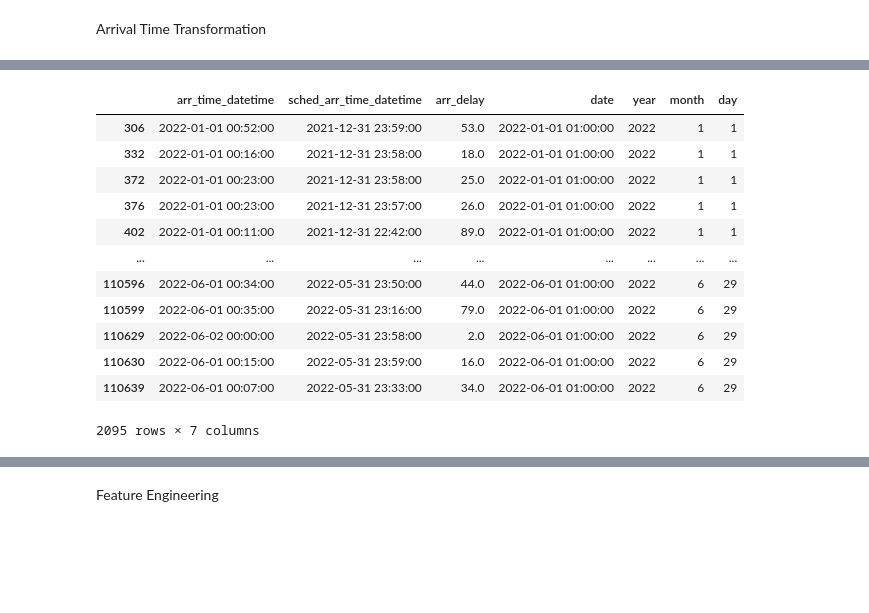
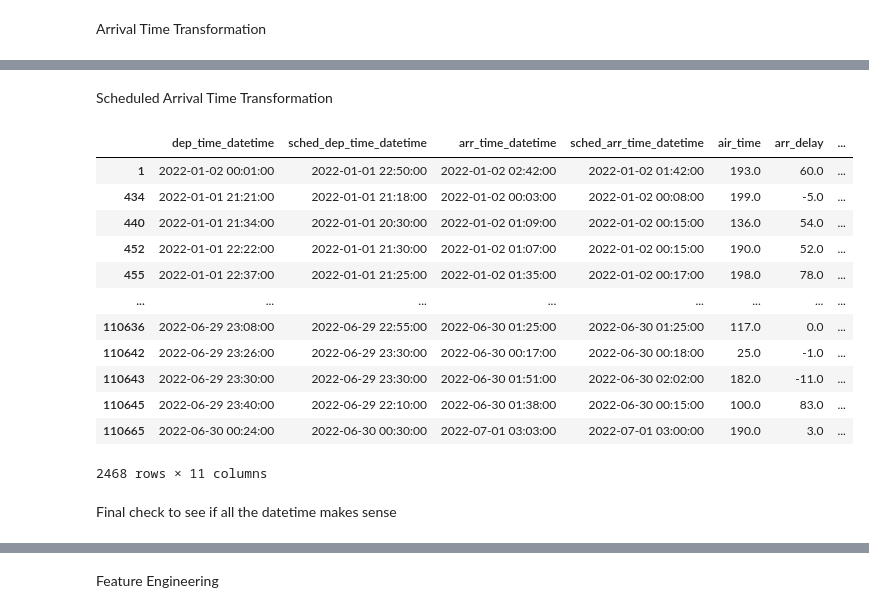
Before and after one commit to hdangle31/DS-Machine-Learning-Flights-2022, a Jupyter notebook: Flights_Project.ipynb, the cells around one changed output, grey strips where cells are left out. Cells and saved outputs as stored; diff of their text form; code cells hidden in the pictures; blank space fills up the shorter version.

```diff
--- a/Flights_Project.ipynb
+++ b/Flights_Project.ipynb
@@ -66,6 +66,8 @@ from sklearn.model_selection import train_test_split
 from sklearn.preprocessing import StandardScaler
 from sklearn.naive_bayes import GaussianNB
 from sklearn.metrics import accuracy_score, confusion_matrix
+# %%
+pd.set_option('display.max_columns', None)
 # %%
 df = pd.read_csv("flights2022.csv")
 df.head(10)
@@ -269,7 +275,6 @@ First, let's reformat the int date columns into datetime
 # Create base datetime column from year, month, day
 df['date'] = pd.to_datetime(
     df[['year', 'month', 'day']]
-    .assign(day=1)
     .join(pd.Series(1, index=df.index, name='hour'))
 )
 
@@ -303,6 +308,7 @@ print("Sample of new time-based columns:")
 display(
     df[
         [
+            'air_time',
             'dep_time_datetime',
             'sched_dep_time_datetime',
             'arr_time_datetime',
@@ -317,7 +323,7 @@ display(
             'arr_time',
             'sched_arr_time',
         ]
-    ].head(6)
+    ].head(10)
 )
 # %% [output]
 Sample of new time-based columns:
@@ -333,8 +340,0 @@ To address the day transition issue, we need to a condition where if dep_time_da
-# %%
-# Adjust scheduled departure time
-mask = (df['dep_time_datetime'].dt.hour < 1) & (df['dep_delay'] > df['dep_time_datetime'].dt.minute)
-df.loc[mask, 'sched_dep_time_datetime'] = df.loc[mask, 'sched_dep_time_datetime'] - pd.Timedelta(days=1)
-
-# Adjust scheduled arrival time
-mask = (df['arr_time_datetime'].dt.hour < 1) & (df['arr_delay'] > df['arr_time_datetime'].dt.minute)
-df.loc[mask, 'sched_arr_time_datetime'] = df.loc[mask, 'sched_arr_time_datetime'] - pd.Timedelta(days=1)
@@ -341,3 +356,27 @@ df.loc[mask, 'sched_arr_time_datetime'] = df.loc[mask, 'sched_arr_time_datetime'
+# %%
+# Adjust departure time
+# Extract hours and minutes from dep datetime and convert to total minutes
+
+mask1 = df['dep_delay'] > df['dep_time_datetime'].dt.hour * 60 + df['dep_time_datetime'].dt.minute
+df.loc[mask1, 'dep_time_datetime'] = df.loc[mask1, 'dep_time_datetime'] + pd.Timedelta(days=1)
+
+# Adjust arrival time
+# Extract hours and minutes from arr datetime and convert to total minutes
+
+mask2 = (df['arr_delay'] > df['arr_time_datetime'].dt.hour * 60 + df['arr_time_datetime'].dt.minute) | (df['air_time'] > df['arr_time_datetime'].dt.hour * 60 + df['arr_time_datetime'].dt.minute) | (df['arr_time_datetime'] < df['dep_time_datetime'])
+df.loc[mask2, 'arr_time_datetime'] = df.loc[mask2, 'arr_time_datetime'] + pd.Timedelta(days=1)
+
+# # Adjust scheduled arrival time
+# # Extract hours and minutes from sched arr datetime and convert to total minutes
+
+mask3 = (df['air_time'] > df['sched_arr_time_datetime'].dt.hour * 60 + df['sched_arr_time_datetime'].dt.minute) | (df['sched_arr_time_datetime'] < df['sched_dep_time_datetime'])
+df.loc[mask3, 'sched_arr_time_datetime'] = df.loc[mask3, 'sched_arr_time_datetime'] + pd.Timedelta(days=1)
+
+# # Adjust arrival time
+# Extract hours and minutes from sched arr datetime and convert to total minutes
+
+# mask4 = df['air_time'] > df['arr_time_datetime'].dt.hour * 60 + df['arr_time_datetime'].dt.minute
+# df.loc[mask4, 'arr_time_datetime'] = df.loc[mask4, 'arr_time_datetime'] + pd.Timedelta(days=1)
 # %% [markdown]
 Departure Time Transformation
 # %%
@@ -361,16 +416,20 @@ Arrival Time Transformation
+# %% [markdown]
+Scheduled Arrival Time Transformation
 # %%
-df[(df['arr_time_datetime'].dt.hour < 1) & (df['arr_delay'] > df['arr_time_datetime'].dt.minute)][['arr_time_datetime', 'sched_arr_time_datetime', 'arr_delay', 'date', 'year', 'month', 'day']]
+df[df['air_time'] > df['sched_arr_time_datetime'].dt.hour * 60 + df['sched_arr_time_datetime'].dt.minute][['dep_time_datetime', 'sched_dep_time_datetime','arr_time_datetime', 'sched_arr_time_datetime', 'air_time','arr_delay', 'dep_delay', 'date', 'year', 'month', 'day']]
 # %% [output]
-|  | arr_time_datetime | sched_arr_time_datetime | arr_delay | date | year | month | day |
-| 306 | 2022-01-01 00:52:00 | 2021-12-31 23:59:00 | 53.0 | 2022-01-01 01:00:00 | 2022 | 1 | 1 |
-| 332 | 2022-01-01 00:16:00 | 2021-12-31 23:58:00 | 18.0 | 2022-01-01 01:00:00 | 2022 | 1 | 1 |
-| 372 | 2022-01-01 00:23:00 | 2021-12-31 23:58:00 | 25.0 | 2022-01-01 01:00:00 | 2022 | 1 | 1 |
-| 376 | 2022-01-01 00:23:00 | 2021-12-31 23:57:00 | 26.0 | 2022-01-01 01:00:00 | 2022 | 1 | 1 |
-| 402 | 2022-01-01 00:11:00 | 2021-12-31 22:42:00 | 89.0 | 2022-01-01 01:00:00 | 2022 | 1 | 1 |
+|  | dep_time_datetime | sched_dep_time_datetime | arr_time_datetime | sched_arr_time_datetime | air_time | arr_delay | ... |
+| 1 | 2022-01-02 00:01:00 | 2022-01-01 22:50:00 | 2022-01-02 02:42:00 | 2022-01-02 01:42:00 | 193.0 | 60.0 | ... |
+| 434 | 2022-01-01 21:21:00 | 2022-01-01 21:18:00 | 2022-01-02 00:03:00 | 2022-01-02 00:08:00 | 199.0 | -5.0 | ... |
+| 440 | 2022-01-01 21:34:00 | 2022-01-01 20:30:00 | 2022-01-02 01:09:00 | 2022-01-02 00:15:00 | 136.0 | 54.0 | ... |
+| 452 | 2022-01-01 22:22:00 | 2022-01-01 21:30:00 | 2022-01-02 01:07:00 | 2022-01-02 00:15:00 | 190.0 | 52.0 | ... |
+| 455 | 2022-01-01 22:37:00 | 2022-01-01 21:25:00 | 2022-01-02 01:35:00 | 2022-01-02 00:17:00 | 198.0 | 78.0 | ... |
 | ... | ... | ... | ... | ... | ... | ... | ... |
-| 110596 | 2022-06-01 00:34:00 | 2022-05-31 23:50:00 | 44.0 | 2022-06-01 01:00:00 | 2022 | 6 | 29 |
-| 110599 | 2022-06-01 00:35:00 | 2022-05-31 23:16:00 | 79.0 | 2022-06-01 01:00:00 | 2022 | 6 | 29 |
-| 110629 | 2022-06-02 00:00:00 | 2022-05-31 23:58:00 | 2.0 | 2022-06-01 01:00:00 | 2022 | 6 | 29 |
-| 110630 | 2022-06-01 00:15:00 | 2022-05-31 23:59:00 | 16.0 | 2022-06-01 01:00:00 | 2022 | 6 | 29 |
-| 110639 | 2022-06-01 00:07:00 | 2022-05-31 23:33:00 | 34.0 | 2022-06-01 01:00:00 | 2022 | 6 | 29 |
+| 110636 | 2022-06-29 23:08:00 | 2022-06-29 22:55:00 | 2022-06-30 01:25:00 | 2022-06-30 01:25:00 | 117.0 | 0.0 | ... |
+| 110642 | 2022-06-29 23:26:00 | 2022-06-29 23:30:00 | 2022-06-30 00:17:00 | 2022-06-30 00:18:00 | 25.0 | -1.0 | ... |
+| 110643 | 2022-06-29 23:30:00 | 2022-06-29 23:30:00 | 2022-06-30 01:51:00 | 2022-06-30 02:02:00 | 182.0 | -11.0 | ... |
+| 110645 | 2022-06-29 23:40:00 | 2022-06-29 22:10:00 | 2022-06-30 01:38:00 | 2022-06-30 00:15:00 | 100.0 | 83.0 | ... |
+| 110665 | 2022-06-30 00:24:00 | 2022-06-30 00:30:00 | 2022-07-01 03:03:00 | 2022-07-01 03:00:00 | 190.0 | 3.0 | ... |
-2095 rows × 7 columns
+2468 rows × 11 columns
+# %% [markdown]
+Final check to see if all the datetime makes sense
```
Also changed, not shown: parts of 21 cells of this notebook.
